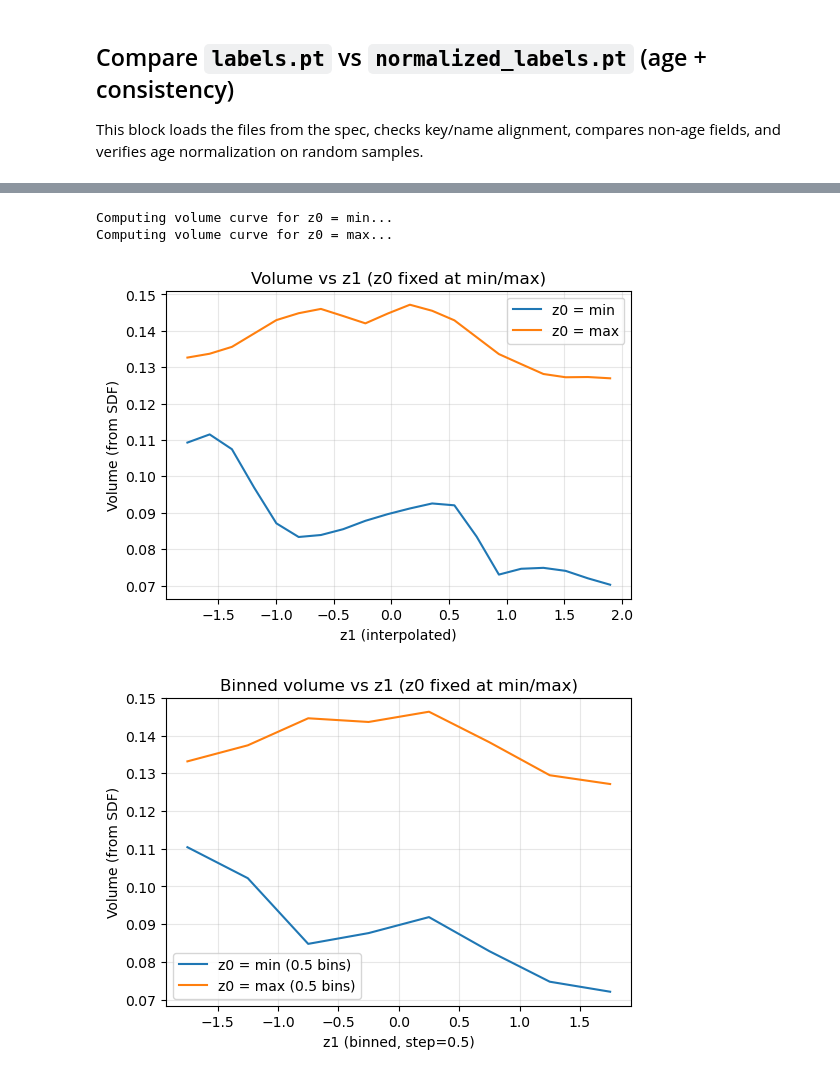
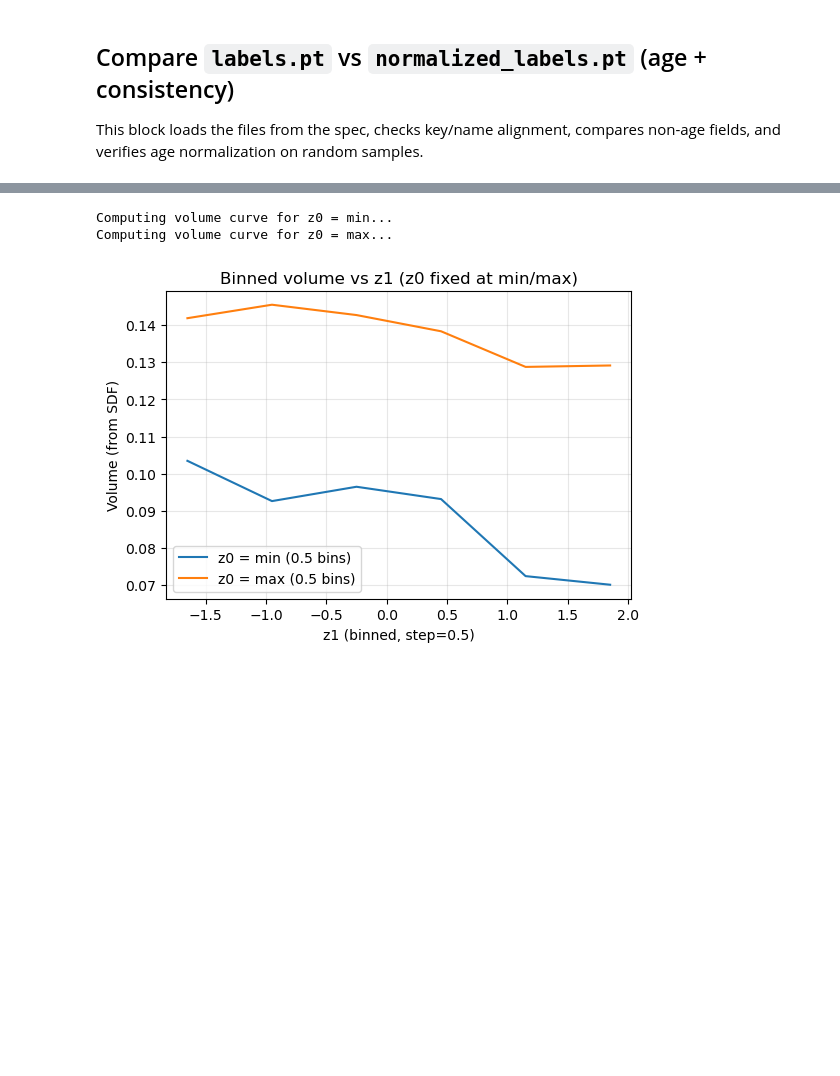
Before and after one commit to Jakaria08/Disentangle_Latent_Space_Deep_SDF, a Jupyter notebook: interactive_visualization_latent_to_shape.ipynb, the cells around one changed output, grey strips where cells are left out. Cells and saved outputs as stored; diff of their text form; code cells hidden in the pictures; blank space fills up the shorter version.

```diff
--- a/interactive_visualization_latent_to_shape.ipynb
+++ b/interactive_visualization_latent_to_shape.ipynb
@@ -965,7 +1083,7 @@ Near-constant dims (std<1e-3): []
 # Test decoder sensitivity: Δcode for z0 vs z1 on a real sample
 import numpy as np
 
-REAL_EXP = EXPERIMENTS["real_label"]
+REAL_EXP = EXPERIMENTS["pseudo_label"]
 specs_real, vae_real, sdf_dec_real, epoch_real = load_models(REAL_EXP, device)
 vae_real.eval()
 
@@ -1055,7 +1173,7 @@ import os, json, random
 import torch
 import numpy as np
 
-spec_path = 'examples/ADNI_1_L_No_MCI/MLP_VAE_SDF_disentangle_all_true_label_age/specs.json'
+spec_path = 'examples/ADNI_1_L_No_MCI/MLP_VAE_SDF_disentangle_pseudo_label_only/specs.json'
 with open(spec_path, 'r') as f:
     specs = json.load(f)
 
@@ -1218,7 +1336,7 @@ ADNI_057_S_0839_MR_Hippocampal_Mask_Hi_20080229090501687_S29935_I94160_left: age
 import os, json
 import torch
 
-spec_path = 'examples/ADNI_1_L_No_MCI/MLP_VAE_SDF_disentangle_all_true_label_age/specs.json'
+spec_path = 'examples/ADNI_1_L_No_MCI/MLP_VAE_SDF_disentangle_pseudo_label_only/specs.json'
 with open(spec_path, 'r') as f:
     specs = json.load(f)
 
@@ -1270,7 +1388,7 @@ import torch
 import numpy as np
 import matplotlib.pyplot as plt
 
-spec_path = 'examples/ADNI_1_L_No_MCI/MLP_VAE_SDF_disentangle_all_true_label_age/specs.json'
+spec_path = 'examples/ADNI_1_L_No_MCI/MLP_VAE_SDF_disentangle_pseudo_label_only/specs.json'
 with open(spec_path, 'r') as f:
     specs = json.load(f)
 
@@ -1402,6 +1520,8 @@ else:
     plot_group(disease == 1, 'Age vs Volume (diseased, 5y bins)')
 
 
+'''
+
     # Volume vs z0/z1 if latents present
     if np.isfinite(z0).any():
         plt.figure(figsize=(6,4))
@@ -1420,13 +1540,13 @@ else:
         plt.title('z1 vs Volume')
         plt.grid(True, alpha=0.3)
         plt.show()
-
+'''
     # Simple correlation summaries
-    def safe_corr(a, b):
-        mask = np.isfinite(a) & np.isfinite(b)
-        if mask.sum() < 2:
-            return np.nan
-        return np.corrcoef(a[mask], b[mask])[0,1]
+def safe_corr(a, b):
+    mask = np.isfinite(a) & np.isfinite(b)
+    if mask.sum() < 2:
+        return np.nan
+    return np.corrcoef(a[mask], b[mask])[0,1]
 
     print('Corr(age, volume)=', safe_corr(ages, volumes))
     print('Corr(z0, volume)=', safe_corr(z0, volumes))
@@ -1478,46 +1593,45 @@ vol_min = volume_curve(z0_min)
 print('Computing volume curve for z0 = max...')
 vol_max = volume_curve(z0_max)
 
-plt.figure(figsize=(6,4))
-plt.plot(z1_grid, vol_min, label='z0 = min')
-plt.plot(z1_grid, vol_max, label='z0 = max')
-plt.xlabel('z1 (interpolated)')
-plt.ylabel('Volume (from SDF)')
-plt.title('Volume vs z1 (z0 fixed at min/max)')
-plt.grid(True, alpha=0.3)
-plt.legend()
-plt.show()
+#plt.figure(figsize=(6,4))
+#plt.plot(z1_grid, vol_min, label='z0 = min')
+#plt.plot(z1_grid, vol_max, label='z0 = max')
+#plt.xlabel('z1 (interpolated)')
+#plt.ylabel('Volume (from SDF)')
+#plt.title('Volume vs z1 (z0 fixed at min/max)')
+#plt.grid(True, alpha=0.3)
+#plt.legend()
+#plt.show()
 
 
 # Bin z1 in 0.5 steps and plot binned means
-bin_step = 0.5
+bin_step = 0.7
 z1_bins = np.arange(np.floor(z1_min), np.ceil(z1_max) + bin_step, bin_step)
 bin_centers = (z1_bins[:-1] + z1_bins[1:]) / 2.0
 
 def bin_means(x, y, bins):
     out = []
     for lo, hi in zip(bins[:-1], bins[1:]):
         sel = (x >= lo) & (x < hi)
         out.append(np.mean(y[sel]) if np.any(sel) else np.nan)
     return np.array(out)
 
 vol_min_b = bin_means(z1_grid, vol_min, z1_bins)
 vol_max_b = bin_means(z1_grid, vol_max, z1_bins)
 
 plt.figure(figsize=(6,4))
 plt.plot(bin_centers, vol_min_b, label='z0 = min (0.5 bins)')
 plt.plot(bin_centers, vol_max_b, label='z0 = max (0.5 bins)')
 plt.xlabel('z1 (binned, step=0.5)')
 plt.ylabel('Volume (from SDF)')
 plt.title('Binned volume vs z1 (z0 fixed at min/max)')
 plt.grid(True, alpha=0.3)
 plt.legend()
 plt.show()
 # %% [output]
 Computing volume curve for z0 = min...
 Computing volume curve for z0 = max...
-[figure, old version]
+[figure, new version]
-[figure, removed]
 # %%
 # Split distribution check (train / validation / test)
 import os, json, random
```
Also changed, not shown: parts of 22 cells of this notebook, 21 other files.
